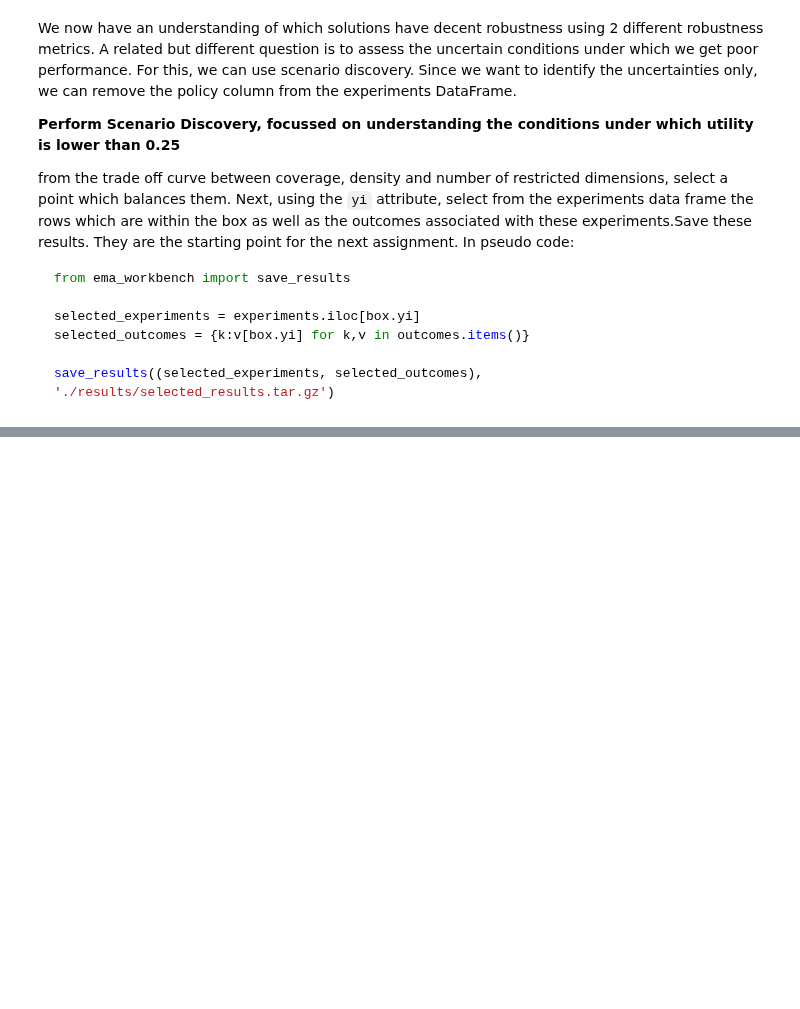
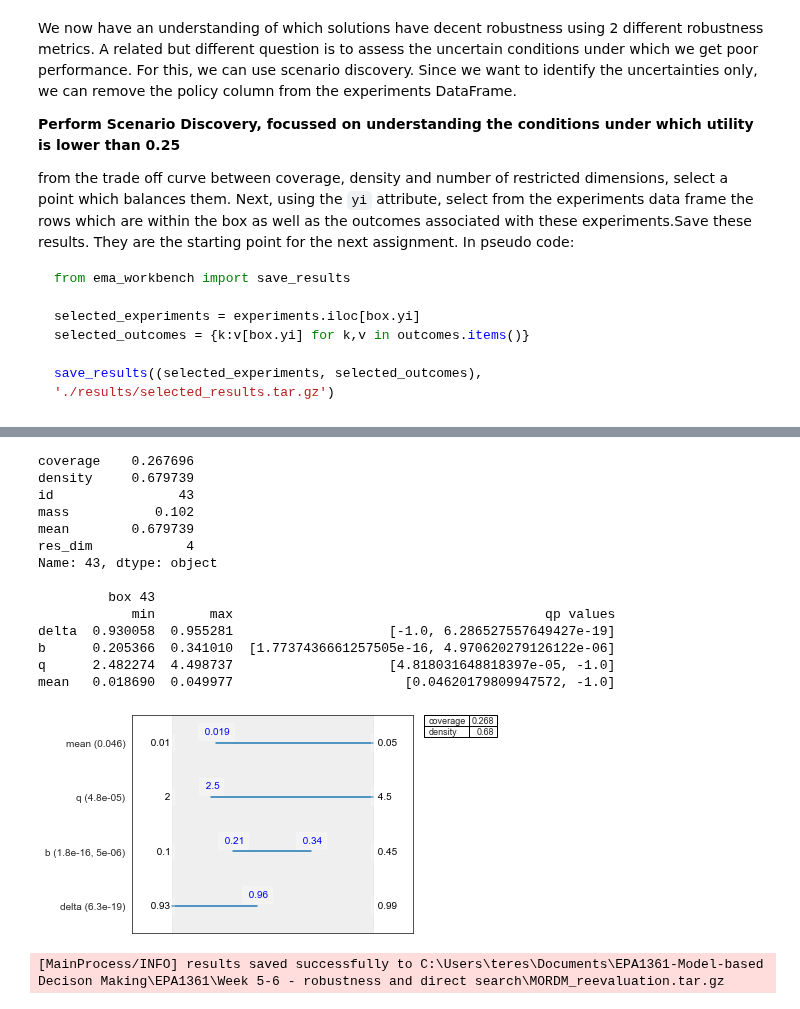
Before and after one commit to triple-capacho/EPA1361, a Jupyter notebook: Week 5-6 - robustness and direct search/assignment 8 - MORDM.ipynb, the cells around one changed output, grey strips where cells are left out. Cells and saved outputs as stored; diff of their text form; code cells hidden in the pictures; blank space fills up the shorter version.

Commit message:
Completed! (but I'm not sure about the last step of saving results)

```diff
--- a/Week 5-6 - robustness and direct search/assignment 8 - MORDM.ipynb
+++ b/Week 5-6 - robustness and direct search/assignment 8 - MORDM.ipynb
@@ -564,0 +601,29 @@ save_results((selected_experiments, selected_outcomes), './results/selected_resu
+# %%
+box1.inspect(43)
+box1.inspect(43, style='graph')
+plt.show()
+# %% [output]
+coverage    0.267696
+density     0.679739
+id                43
+mass           0.102
+mean        0.679739
+res_dim            4
+Name: 43, dtype: object
+
+         box 43
+            min       max                                        qp values
+delta  0.930058  0.955281                    [-1.0, 6.286527557649427e-19]
+b      0.205366  0.341010  [1.7737436661257505e-16, 4.970620279126122e-06]
+q      2.482274  4.498737                    [4.818031648818397e-05, -1.0]
+mean   0.018690  0.049977                      [0.04620179809947572, -1.0]
+[figure, added]
+# %%
+from ema_workbench import save_results
+
+selected_experiments = experiments.iloc[box1.yi]
+selected_outcomes = {k:v[box1.yi] for k,v in outcomes.items()}
+
+save_results((selected_experiments, selected_outcomes), './MORDM_reevaluation.tar.gz')
+# %% [output]
+[MainProcess/INFO] results saved successfully to C:\Users\teres\Documents\EPA1361-Model-based Decison Making\EPA1361\Week 5-6 - robustness and direct search\MORDM_reevaluation.tar.gz
```
Also changed, not shown: parts of 8 cells of this notebook, 1 other file.
